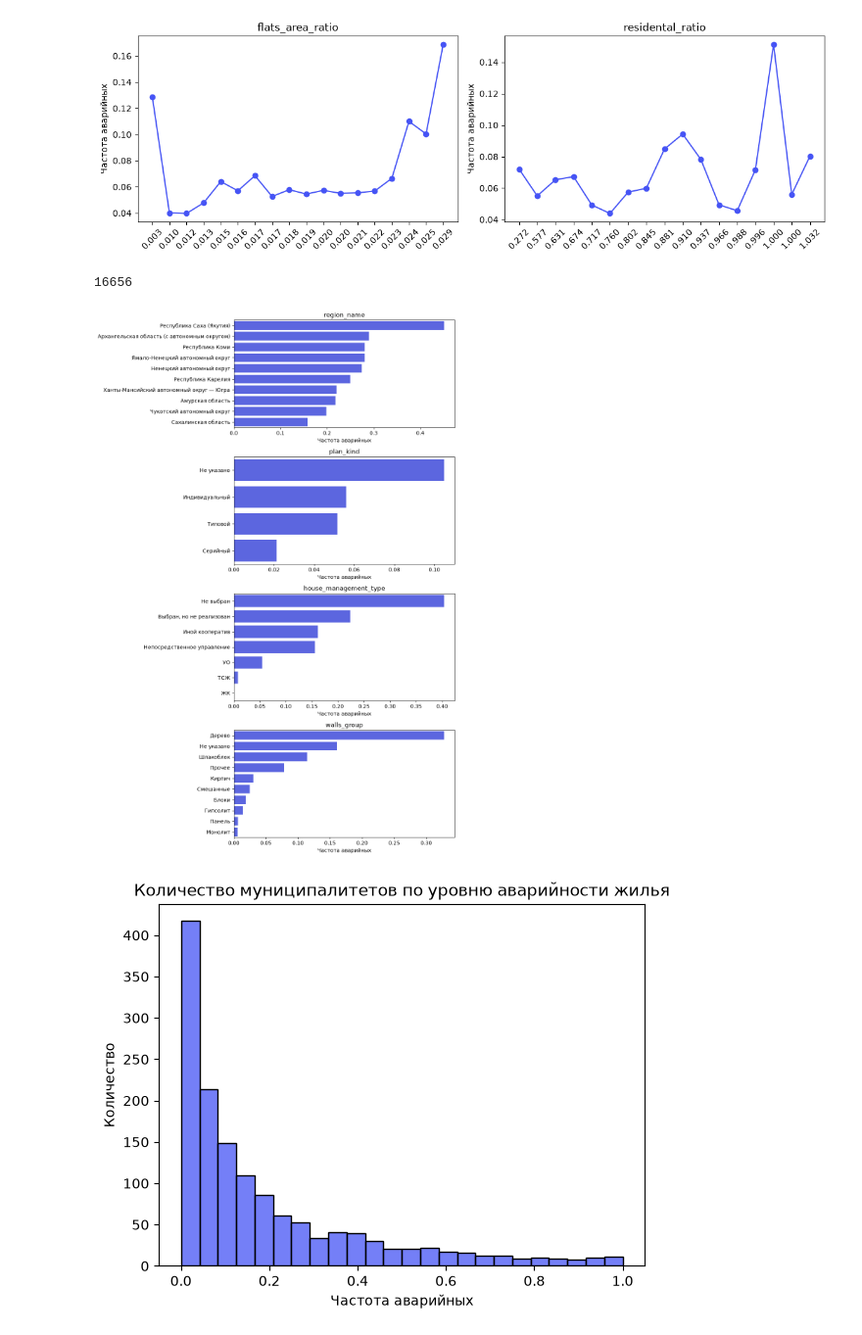
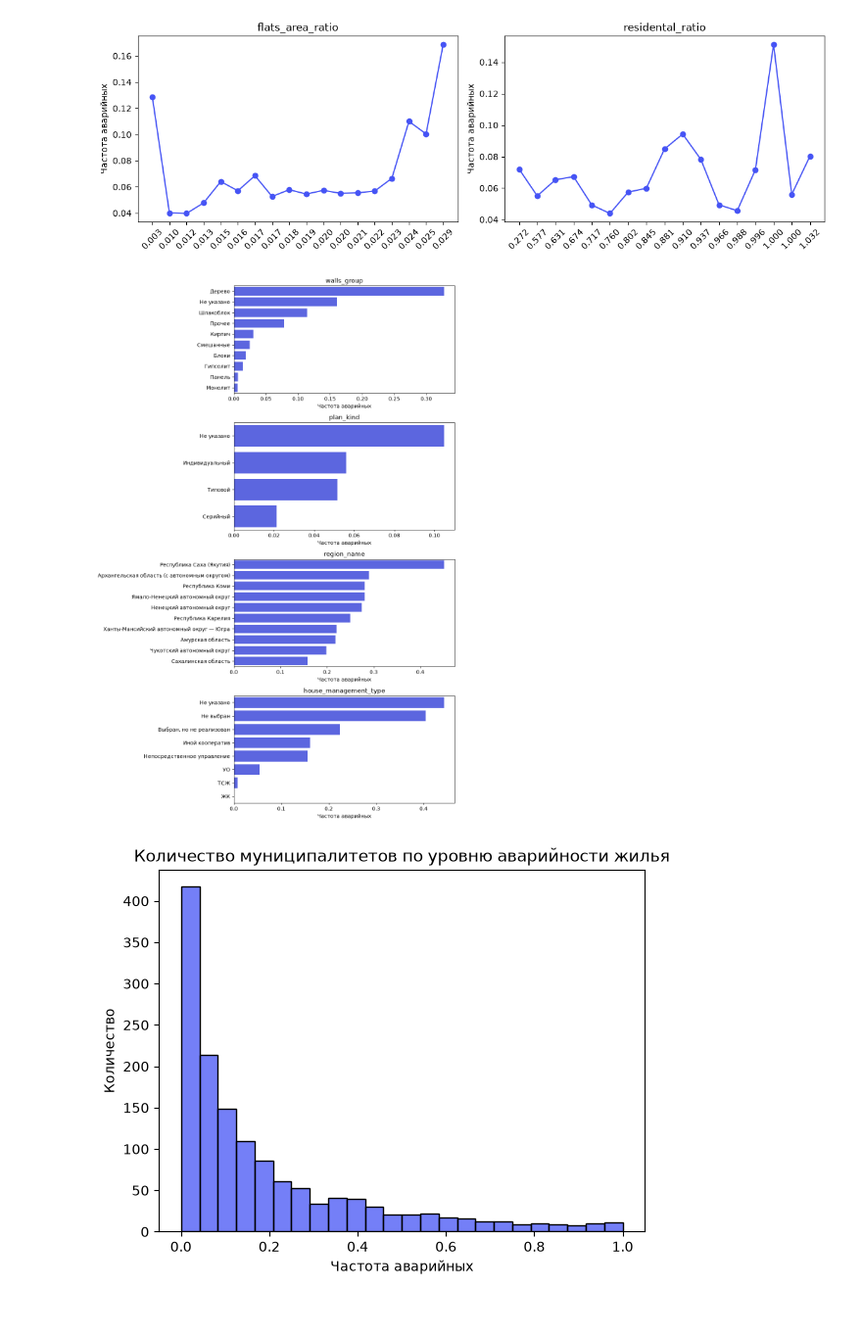
Before and after one commit to ascat41/HouseDeterioration, a Jupyter notebook: data_research.ipynb, the cells around one changed output. Shown at 98% size. Drawn from its saved outputs; the diff is of its cells as text; code cells hidden in the pictures.

```diff
--- a/data_research.ipynb
+++ b/data_research.ipynb
@@ -519,6 +516,8 @@ Energy efficency class
 | А (Очень высокий - приказ Минстро... | 184 | 0.02% |
 # %% [markdown]
 Признак energy_efficency_class можно исключить как неинформативный (84.87% строк не заполнены)
+# %%
+df["house_management_type"] = df["house_management_type"].fillna("Не указано")
 # %%
 # Виды управления многоквартирными домами
 
@@ -748,10 +698,13 @@ plt.show()
 [figure]
 # %%
 # Распределение категориальных переменных
-# ["walls_group", "plan_kind", "house_management_type"]
 
 fig, axes = plt.subplots(3, 1, figsize=(10,15))
-for ax, col in zip(axes.flat, ["walls_group", "plan_kind", "house_management_type"]):
+for ax, col in zip(axes.flat, [
+    "walls_group",
+    "plan_kind",
+    "house_management_type"
+]):
     temp = df.groupby([col, TARGET])[TARGET].count().reset_index(name="count")
     temp["percentage"] = temp["count"] / temp.groupby(col)["count"].transform("sum") * 100
 
@@ -763,8 +716,8 @@ for ax, col in zip(axes.flat, ["walls_group", "plan_kind", "house_management_typ
 
     sns.barplot(
         data=temp,
-        y=col,
-        x="percentage",
+        x=col,
+        y="percentage",
         hue=TARGET,
         edgecolor="white",
         palette={0: "g", 1: "b"},
@@ -775,6 +728,7 @@ for ax, col in zip(axes.flat, ["walls_group", "plan_kind", "house_management_typ
     )
 
     handles, _ = ax.get_legend_handles_labels()
+    l = ax.get_xticklabels()
 
     ax.legend(
         handles=handles,
@@ -782,14 +736,11 @@ for ax, col in zip(axes.flat, ["walls_group", "plan_kind", "house_management_typ
         loc="lower right"
     )
     ax.set_title(col, color=COLORS["text"])
-    ax.set_ylabel("")
-    ax.set_xlabel("Процент")
+    for item in l:
+        item.set_rotation(45)
+    ax.set_xlabel("")
+    ax.set_ylabel("Процент")
 
 plt.tight_layout()
 plt.show()
-
-# temp = df.groupby([col, TARGET])[TARGET].count().reset_index(name="count")
-# temp["percentage"] = temp["count"] / temp.groupby(col)["count"].transform("sum") * 100
-# # temp["percantage"] = temp["sum"] / temp["count"] * 100
-# temp
 # %% [output]
@@ -814,8 +765,16 @@ Text(0, 0.5, 'Количество домов')
 # %%
 quantiles = np.linspace(0, 1, 20, endpoint=False)
 
+feats = [
+    "building_year",
+    "comissioning_year",
+    "total_area",
+    "residental_premises_area",
+    "flats"
+]
+
 fig, axes = plt.subplots(3, 2, figsize=(14,12))
-for ax, col in zip(axes.flat, continues_features):
+for ax, col in zip(axes.flat, feats):
     bins = pd.qcut(df[col], q=quantiles, duplicates="drop")
     temp = df.groupby(bins)[TARGET].mean()
     ax.plot(
@@ -828,7 +787,7 @@ for ax, col in zip(axes.flat, continues_features):
     ax.set_title(col, color=COLORS["text"])
     ax.set_ylabel("Частота аварийных")
 
-for ax in axes.flat[len(continues_features):]:
+for ax in axes.flat[len(feats):]:
     ax.remove()
 
 plt.tight_layout()
@@ -839,7 +798,7 @@ plt.show()
 quantiles = np.linspace(0, 1, 20, endpoint=False)
 
 fig, axes = plt.subplots(1, 2, figsize=(12,4))
-for ax, col in zip(axes.flat, ratio_features):
+for ax, col in zip(axes.flat, ["flats_area_ratio", "residental_ratio"]):
     bins = pd.qcut(df[col], q=quantiles, duplicates="drop")
     temp = df.groupby(bins)[TARGET].mean()
     ax.plot(
@@ -856,28 +815,24 @@ plt.tight_layout()
 plt.show()
 # %% [output]
 [figure]
-# %%
-df.municipality_oktmo.nunique()
-# %% [output]
-16656
 # %%
 fig, axes = plt.subplots(4, 1, figsize=(10,15))
-for ax, col in zip(axes.flat, set(category_features)-set(["municipality_oktmo"])):
+for ax, col in zip(axes.flat, ["walls_group", "plan_kind", "region_name", "house_management_type"]):
     temp = df.groupby(col)[TARGET].mean().sort_values(ascending=False).head(10)
     sns.barplot(
         x=temp.values,
         y=temp.index,
         ax=ax,
         color=PLOT_COLOR
     )
     ax.set_ylabel("")
     ax.set_xlabel("Частота аварийных")
     ax.set_title(col, color=COLORS["text"])
 
 plt.tight_layout()
 plt.show()
 # %% [output]
-[figure, old version]
+[figure, new version]
 # %%
 # Распределение муниципалитетов по аварийности
 
```
Also changed, not shown: parts of 25 cells of this notebook.
